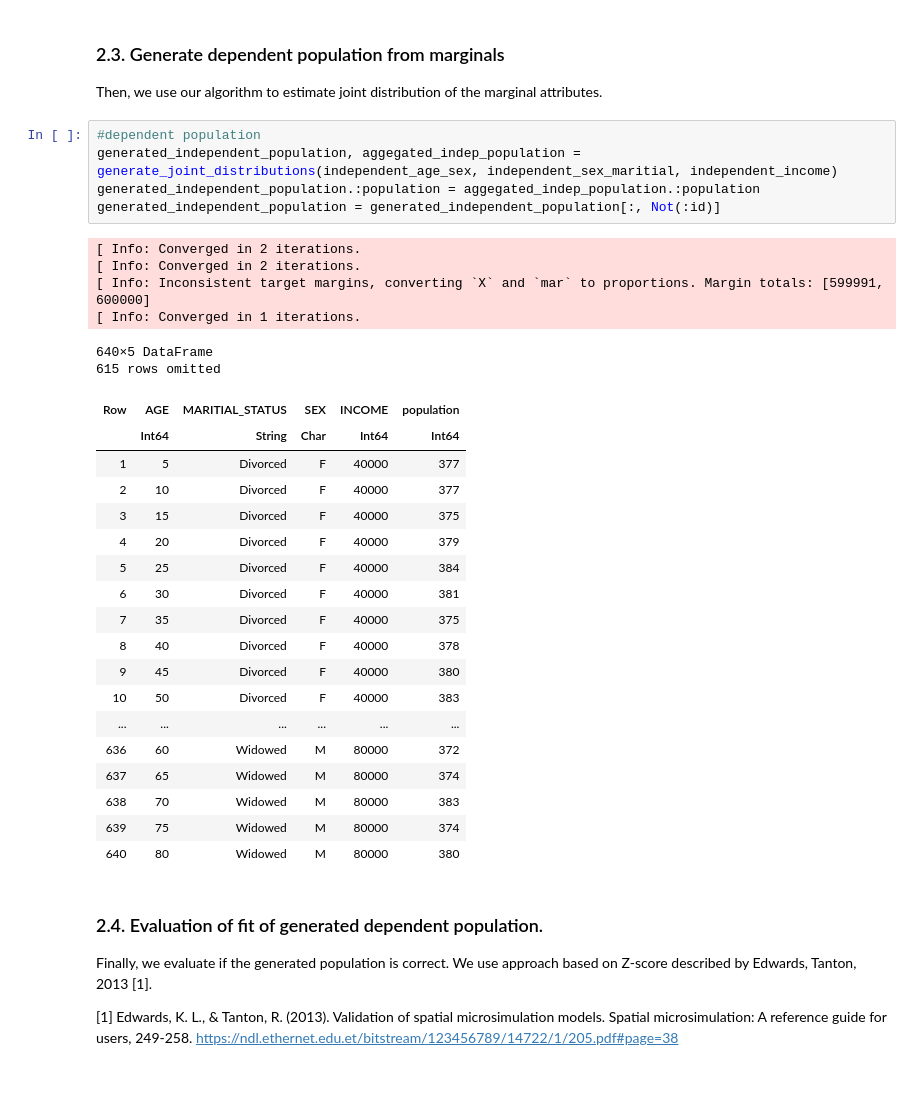
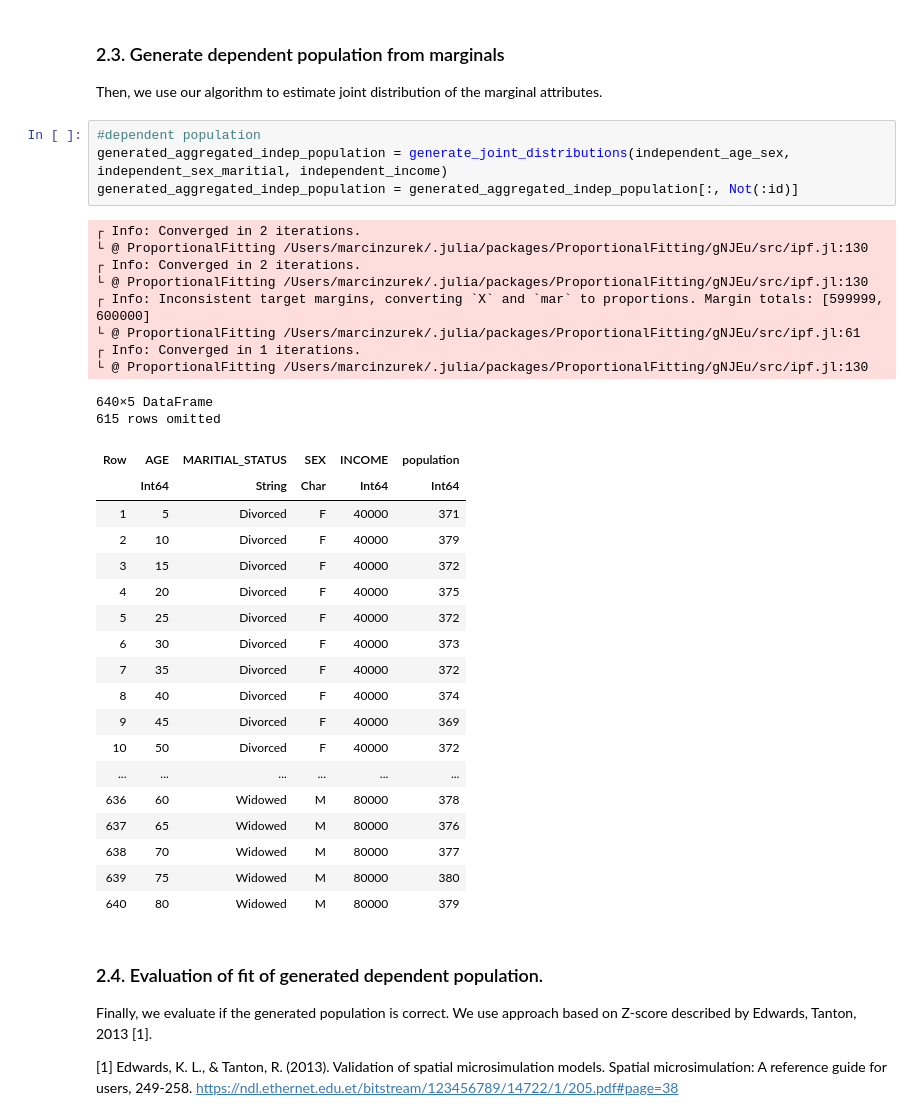
Before and after one commit to mkloe/SyntheticPopulation.jl, a Jupyter notebook: notebooks/evaluation_new.ipynb, the cells around one changed output. Drawn from its saved outputs; the diff is of its cells as text; blank space fills up the shorter version.

```diff
--- a/notebooks/evaluation_new.ipynb
+++ b/notebooks/evaluation_new.ipynb
@@ -244,34 +247,37 @@ independent_age_sex, independent_sex_maritial, independent_income = map(x -> ren
 Then, we use our algorithm to estimate joint distribution of the marginal attributes.
 # %%
 #dependent population
-generated_independent_population, aggegated_indep_population = generate_joint_distributions(independent_age_sex, independent_sex_maritial, independent_income)
-generated_independent_population.:population = aggegated_indep_population.:population
-generated_independent_population = generated_independent_population[:, Not(:id)]
+generated_aggregated_indep_population = generate_joint_distributions(independent_age_sex, independent_sex_maritial, independent_income)
+generated_aggregated_indep_population = generated_aggregated_indep_population[:, Not(:id)]
 # %% [output]
-[ Info: Converged in 2 iterations.
-[ Info: Converged in 2 iterations.
-[ Info: Inconsistent target margins, converting `X` and `mar` to proportions. Margin totals: [599991, 600000]
-[ Info: Converged in 1 iterations.
+┌ Info: Converged in 2 iterations.
+└ @ ProportionalFitting /Users/marcinzurek/.julia/packages/ProportionalFitting/gNJEu/src/ipf.jl:130
+┌ Info: Converged in 2 iterations.
+└ @ ProportionalFitting /Users/marcinzurek/.julia/packages/ProportionalFitting/gNJEu/src/ipf.jl:130
+┌ Info: Inconsistent target margins, converting `X` and `mar` to proportions. Margin totals: [599999, 600000]
+└ @ ProportionalFitting /Users/marcinzurek/.julia/packages/ProportionalFitting/gNJEu/src/ipf.jl:61
+┌ Info: Converged in 1 iterations.
+└ @ ProportionalFitting /Users/marcinzurek/.julia/packages/ProportionalFitting/gNJEu/src/ipf.jl:130
 640×5 DataFrame
 615 rows omitted
 | Row | AGE | MARITIAL_STATUS | SEX | INCOME | population |
 |  | Int64 | String | Char | Int64 | Int64 |
-| 1 | 5 | Divorced | F | 40000 | 377 |
-| 2 | 10 | Divorced | F | 40000 | 377 |
-| 3 | 15 | Divorced | F | 40000 | 375 |
-| 4 | 20 | Divorced | F | 40000 | 379 |
-| 5 | 25 | Divorced | F | 40000 | 384 |
-| 6 | 30 | Divorced | F | 40000 | 381 |
-| 7 | 35 | Divorced | F | 40000 | 375 |
-| 8 | 40 | Divorced | F | 40000 | 378 |
-| 9 | 45 | Divorced | F | 40000 | 380 |
-| 10 | 50 | Divorced | F | 40000 | 383 |
+| 1 | 5 | Divorced | F | 40000 | 371 |
+| 2 | 10 | Divorced | F | 40000 | 379 |
+| 3 | 15 | Divorced | F | 40000 | 372 |
+| 4 | 20 | Divorced | F | 40000 | 375 |
+| 5 | 25 | Divorced | F | 40000 | 372 |
+| 6 | 30 | Divorced | F | 40000 | 373 |
+| 7 | 35 | Divorced | F | 40000 | 372 |
+| 8 | 40 | Divorced | F | 40000 | 374 |
+| 9 | 45 | Divorced | F | 40000 | 369 |
+| 10 | 50 | Divorced | F | 40000 | 372 |
 | ... | ... | ... | ... | ... | ... |
-| 636 | 60 | Widowed | M | 80000 | 372 |
-| 637 | 65 | Widowed | M | 80000 | 374 |
-| 638 | 70 | Widowed | M | 80000 | 383 |
-| 639 | 75 | Widowed | M | 80000 | 374 |
-| 640 | 80 | Widowed | M | 80000 | 380 |
+| 636 | 60 | Widowed | M | 80000 | 378 |
+| 637 | 65 | Widowed | M | 80000 | 376 |
+| 638 | 70 | Widowed | M | 80000 | 377 |
+| 639 | 75 | Widowed | M | 80000 | 380 |
+| 640 | 80 | Widowed | M | 80000 | 379 |
 # %% [markdown]
 ### 2.4. Evaluation of fit of generated dependent population.
 Finally, we evaluate if the generated population is correct. We use approach based on Z-score described by Edwards, Tanton, 2013 [1].
```
Also changed, not shown: parts of 9 cells of this notebook, 5 other files.
